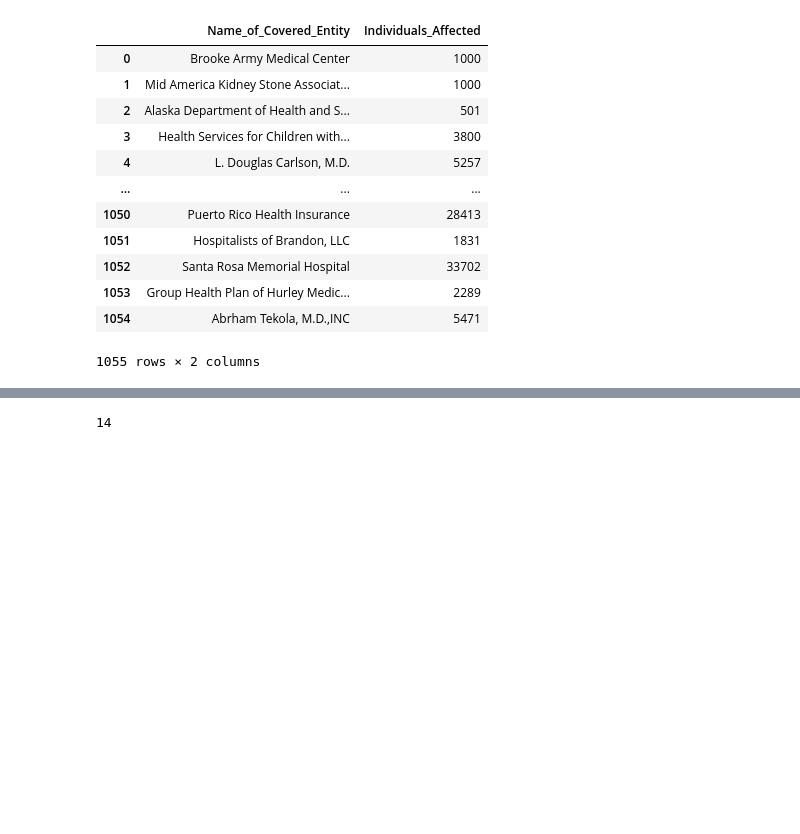
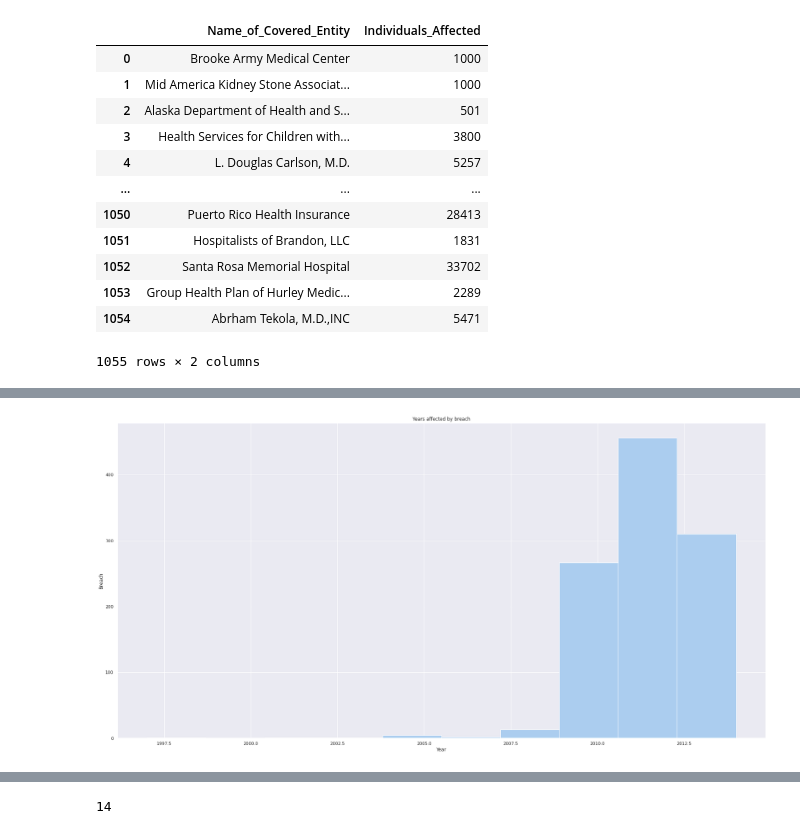
Before and after one commit to hmulli2/Data-analysis-cyber-security, a Jupyter notebook: Cyber_security_data_analysis.ipynb, the cells around one changed output, grey strips where cells are left out. Cells and saved outputs as stored; diff of their text form; code cells hidden in the pictures; blank space fills up the shorter version.

```diff
--- a/Cyber_security_data_analysis.ipynb
+++ b/Cyber_security_data_analysis.ipynb
@@ -38,3 +171,19 @@ display(data.loc[:, ['Name_of_Covered_Entity','Individuals_Affected']])
+# %%
+plt.figure(figsize=(30,15))
+
+plt.hist(data.year, color='#abcdef')
+
+#plt.xticks(bins)
+
+plt.ylabel('Breach')
+plt.xlabel('Year')
+plt.title('Years affected by breach')
+
+#plt.savefig('histogram.png', dpi=300)
+
+plt.show()
+# %% [output]
+[figure, added]
 # %%
 data.columns = ['Henry_column', 'Number', 'Name_of_Covered_Entity', 'State',
        'Business_Associate_Involved', 'Individuals_Affected', 'Date_of_Breach',
```
Also changed, not shown: parts of 10 cells of this notebook.
